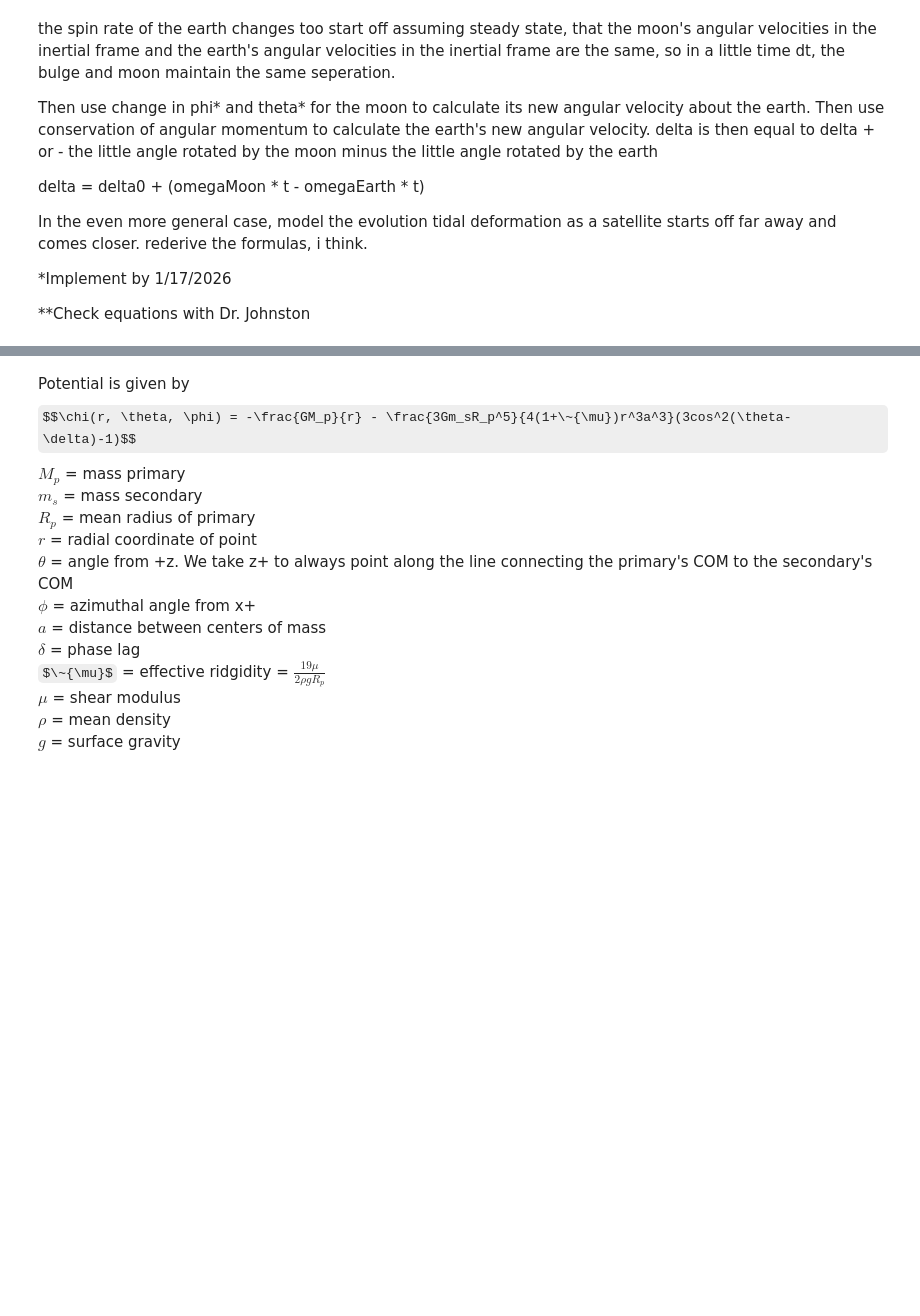
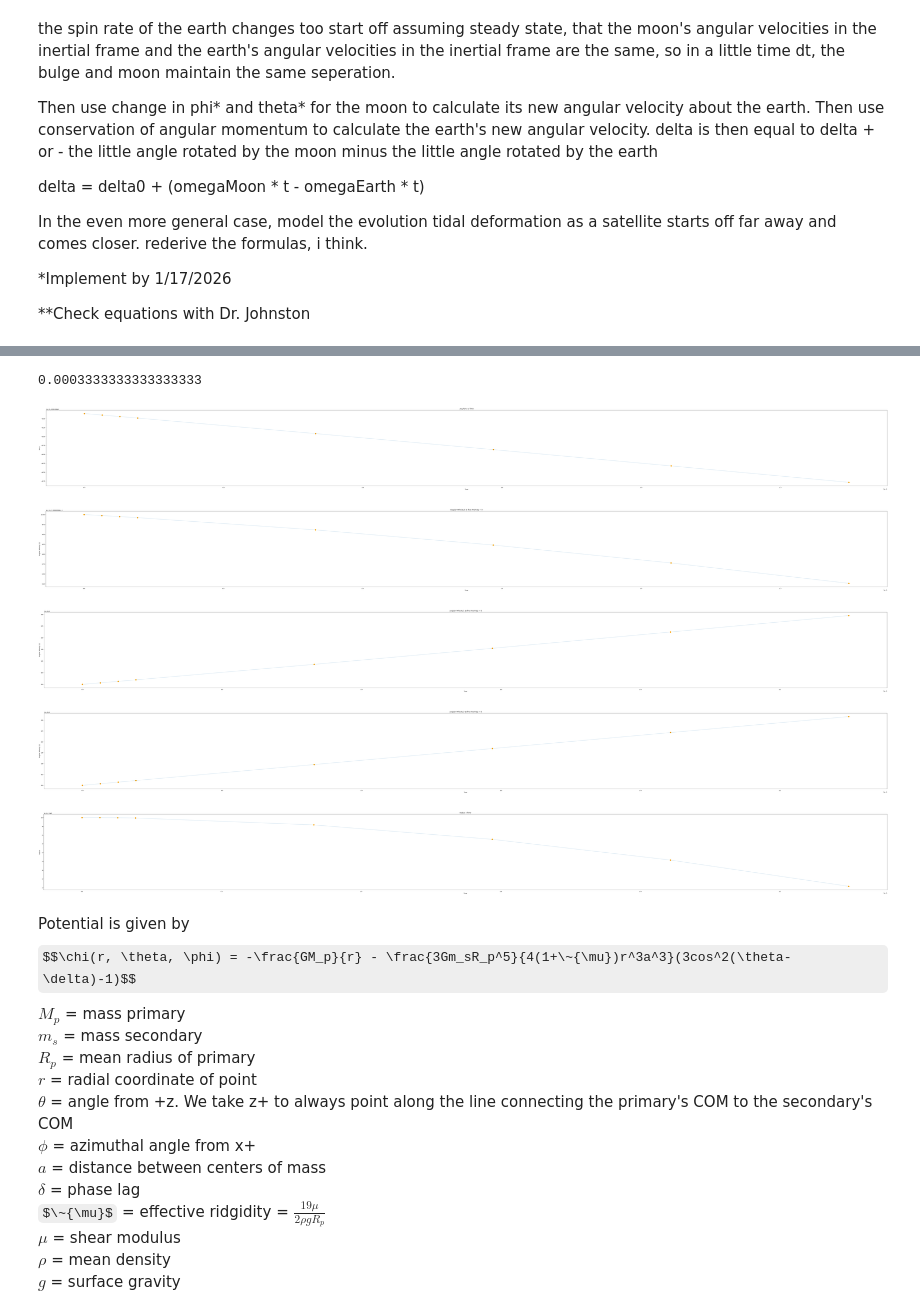
Before and after one commit to Aisihe/OrbitalDynamics, a Jupyter notebook: Step3-ChaoticRotationsAndTidalDamping.ipynb, the cells around one changed output, grey strips where cells are left out. Saved outputs shown, nothing was run; the diff lists cells and outputs as text; code cells hidden in the pictures; some formulas as TeX source; blank space fills up the shorter version.

```diff
--- a/Step3-ChaoticRotationsAndTidalDamping.ipynb
+++ b/Step3-ChaoticRotationsAndTidalDamping.ipynb
@@ -303,3 +422,50 @@ print(len(sol.t))
+# %%
+sol = integrate.solve_ivp(fun=ODE, y0=state_naught, t_span=(0, T), args=(G, MASSPRIMARY, MASSSECONDARY, GAMMA_R_CUBED, SecondaryTensor, InertiaTensorPrimary, tau), max_step=(T / sampleNumber), method='LSODA')
+# %%
+times = sol.t
+states = sol.y
+
+print(len(times) / sampleNumber)
+
+net_radial_force = states[0] * np.pow(states[3]**2, 2) - (G*MASSPRIMARY) / states[0]**2
+plt.figure(figsize=(110, 10))
+plt.title(f"Avg Force v Time")
+plt.xlabel("Time")
+plt.ylabel("Force")
+plt.plot(times, net_radial_force, alpha=.3)
+plt.scatter(times, net_radial_force, color='orange', s=80)
+plt.show()
+
+
+for i in range(0,3):
+    plt.figure(figsize=(110, 10))
+    plt.title(f"Angular Velocity {i} at True Anomaly = 0")
+    plt.xlabel("Time")
+    plt.ylabel("Angular Velocity {i}")
+    plt.plot(times, states[6+i], alpha=.3)
+    plt.scatter(times, states[6+i], color='orange', s=80)
+    plt.show()
+
+plt.figure(figsize=(110, 10))
+plt.title(f"Radius v Time")
+plt.xlabel("Time")
+plt.ylabel("Radius")
+plt.plot(times, states[0], alpha=.3)
+plt.scatter(times, states[0], color='orange', s=80)
+plt.show()
+
+
+
+
+
+#dydt[1] = sol[0] * sol[3]**2 - (G*MASS_PRIMARY) / sol[0]**2 - (GAMMA_R_CUBED / sol[0]**7) * (3 * np.cos(ANGLE)**2 - 1)
+# %% [output]
+0.0003333333333333333
+[figure, added]
+[figure, added]
+[figure, added]
+[figure, added]
+[figure, added]
 # %% [markdown]
 Potential is given by
 $$\chi(r, \theta, \phi) = -\frac{GM_p}{r} - \frac{3Gm_sR_p^5}{4(1+\~{\mu})r^3a^3}(3cos^2(\theta-\delta)-1)$$
```
Also changed, not shown: parts of 11 cells of this notebook, 1 other file.
